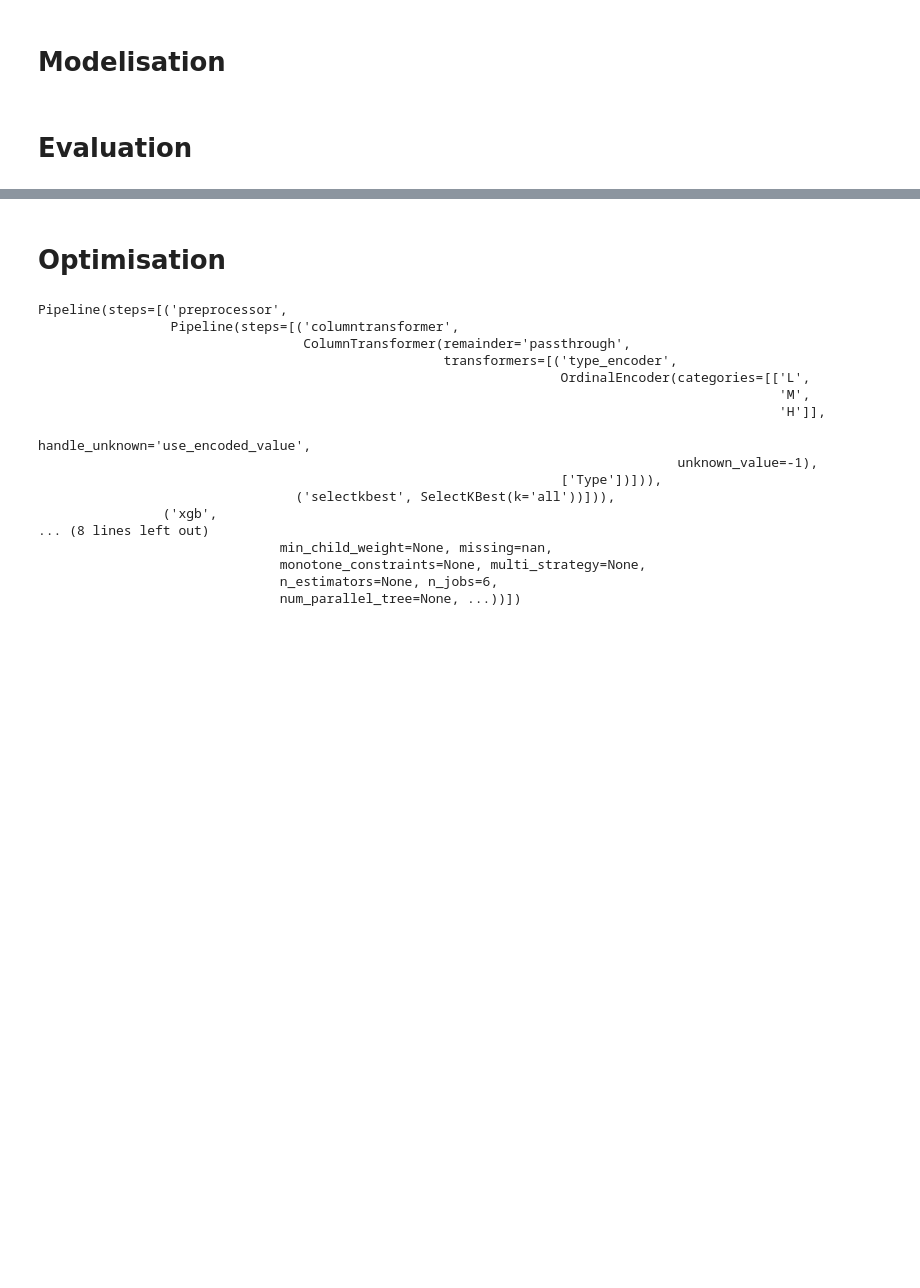
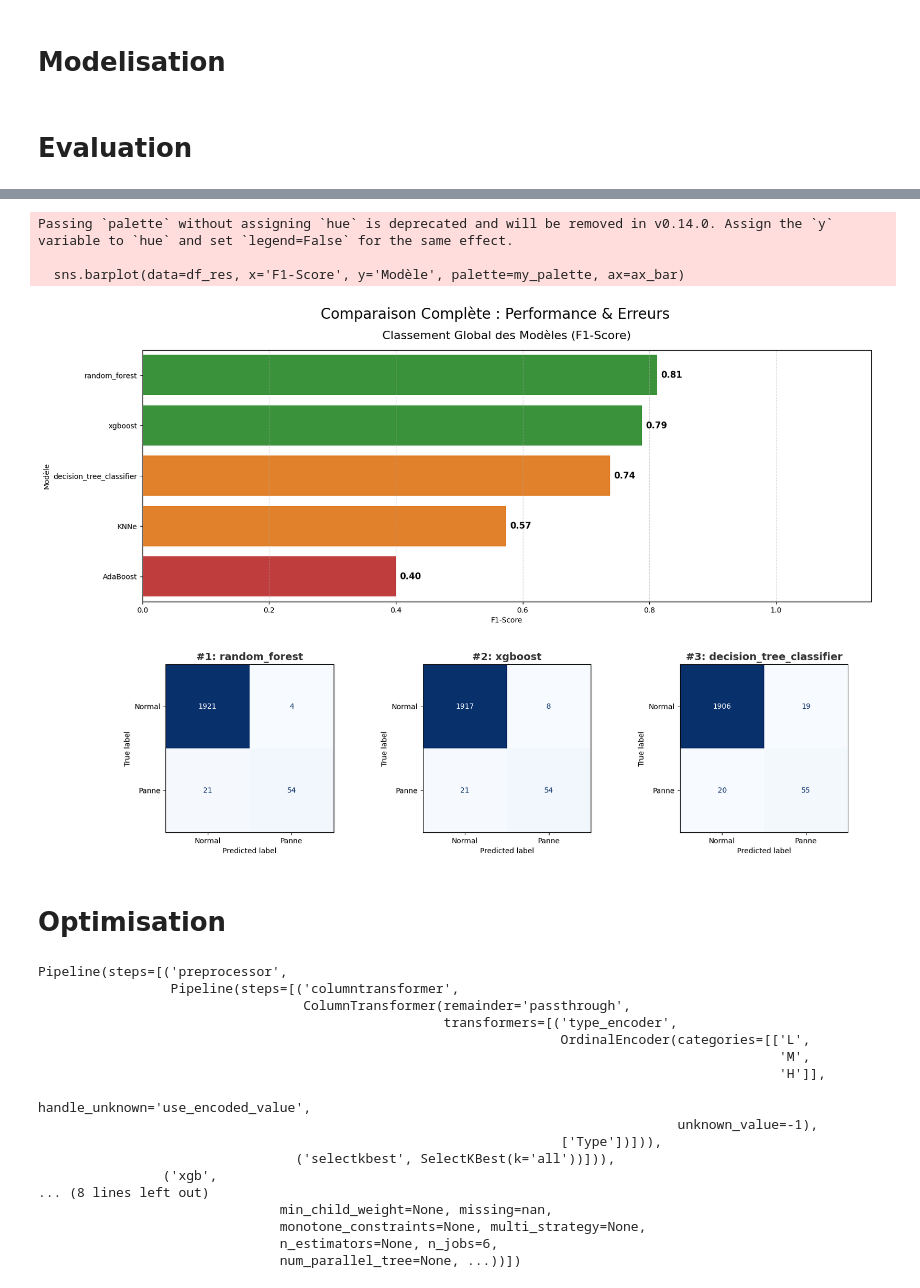
Before and after one commit to SimonGallien/Predictive-Maintenance-Dataset-AI4I-2020-, a Jupyter notebook: model.ipynb, the cells around one changed output, grey strips where cells are left out. Drawn from its saved outputs; the diff is of its cells as text; code cells hidden in the pictures; blank space fills up the shorter version.

Commit message:
Rapport PDF finaliser

```diff
--- a/model.ipynb
+++ b/model.ipynb
@@ -189,3 +191,79 @@ weighted avg       0.97      0.97      0.96      2000
+# %%
+import matplotlib.pyplot as plt
+import seaborn as sns
+import pandas as pd
+from sklearn.metrics import f1_score, confusion_matrix, ConfusionMatrixDisplay
+
+# --- 1. CALCULS DES SCORES ---
+results = []
+# On stocke aussi les prédictions pour ne pas avoir à les refaire plus tard
+predictions = {}
+
+for name, model in dict_of_models.items():
+    model.fit(X_train, y_train)
+    y_pred = model.predict(X_test)
+    predictions[name] = y_pred # On garde ça pour les matrices
+
+    score = f1_score(y_test, y_pred)
+    results.append({'Modèle': name, 'F1-Score': score})
+
+# Création et tri du DataFrame
+df_res = pd.DataFrame(results).sort_values(by='F1-Score', ascending=False)
+
+# --- 2. PRÉPARATION DE LA FIGURE (GRILLE) ---
+# On crée une grille : 2 lignes.
+# Ligne 1 : Le Barplot (prend toute la largeur)
+# Ligne 2 : Les 3 Matrices de confusion (côte à côte)
+fig = plt.figure(figsize=(18, 12))
+gs = fig.add_gridspec(2, 3, height_ratios=[1.5, 1], hspace=0.3)
+
+# --- 3. DESSIN DU BARPLOT (HAUT) ---
+ax_bar = fig.add_subplot(gs[0, :]) # Il s'étend sur les 3 colonnes du haut
+
+# Palette de couleurs dynamique
+my_palette = [
+    '#2ca02c' if score >= 0.75 else '#ff7f0e' if score >= 0.50 else '#d62728'
+    for score in df_res['F1-Score']
+]
+
+sns.barplot(data=df_res, x='F1-Score', y='Modèle', palette=my_palette, ax=ax_bar)
+
+# Ajout des étiquettes sur les barres
+for container in ax_bar.containers:
+    ax_bar.bar_label(container, fmt='%.2f', padding=5, fontsize=12, fontweight='bold')
+
+ax_bar.set_title('Classement Global des Modèles (F1-Score)', fontsize=16, pad=15)
+ax_bar.set_xlim(0, 1.15)
+ax_bar.grid(axis='x', linestyle='--', alpha=0.5)
+
+# --- 4. DESSIN DES MATRICES DE CONFUSION (BAS) ---
+# On prend automatiquement les 3 premiers du classement
+top_3_models = df_res['Modèle'].head(3).tolist()
+
+for i, model_name in enumerate(top_3_models):
+    # On crée le sous-graphique sur la 2ème ligne
+    ax_cm = fig.add_subplot(gs[1, i])
+
+    # On récupère les prédictions stockées
+    y_pred = predictions[model_name]
+    cm = confusion_matrix(y_test, y_pred)
+
+    # Affichage de la matrice
+    disp = ConfusionMatrixDisplay(confusion_matrix=cm, display_labels=["Normal", "Panne"])
+    disp.plot(ax=ax_cm, cmap='Blues', colorbar=False, values_format='d')
+
+    # Titre spécifique avec le rang
+    ax_cm.set_title(f"#{i+1}: {model_name}", fontsize=14, fontweight='bold', color='#333333')
+    ax_cm.grid(False)
+
+# Affichage final
+plt.suptitle("Comparaison Complète : Performance & Erreurs", fontsize=20, y=0.95)
+plt.show()
+# %% [output]
+Passing `palette` without assigning `hue` is deprecated and will be removed in v0.14.0. Assign the `y` variable to `hue` and set `legend=False` for the same effect.
+
+  sns.barplot(data=df_res, x='F1-Score', y='Modèle', palette=my_palette, ax=ax_bar)
+[figure, added]
 # %% [markdown]
 # Optimisation
 # %%
```
Also changed, not shown: parts of 12 cells of this notebook, 6 other files.
